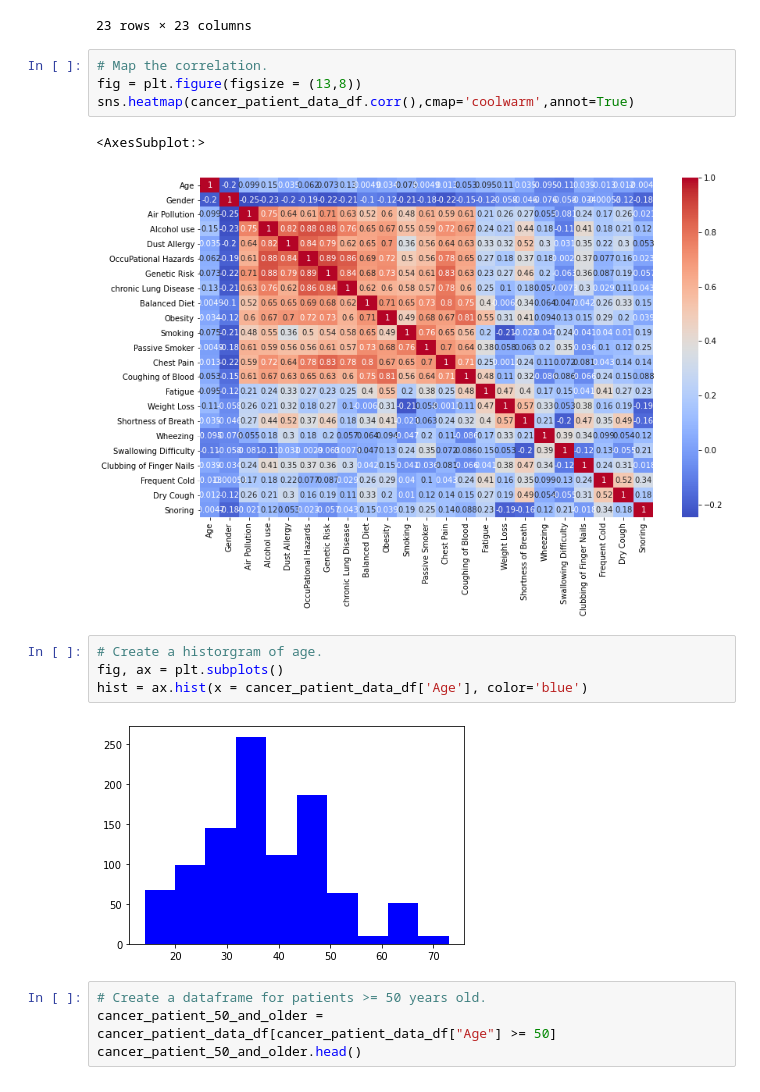
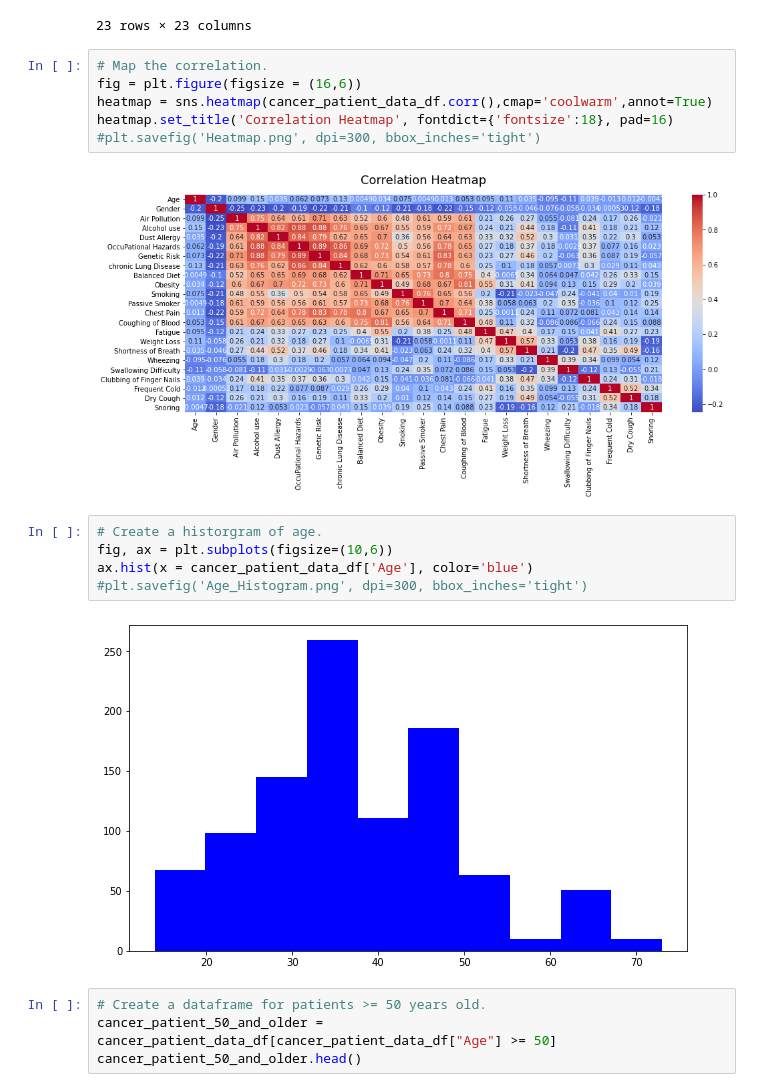
Before and after one commit to amarks5/Predicting-Lung-Cancer-Levels, a Jupyter notebook: Resources/cancer_patient_data_sets_review.ipynb, the cells around one changed output. Saved outputs shown, nothing was run; the diff lists cells and outputs as text.

Commit message:
Added code to save images

```diff
--- a/Resources/cancer_patient_data_sets_review.ipynb
+++ b/Resources/cancer_patient_data_sets_review.ipynb
@@ -215,17 +215,19 @@ cancer_patient_data_df.corr()
 23 rows × 23 columns
 # %%
 # Map the correlation.
-fig = plt.figure(figsize = (13,8))
-sns.heatmap(cancer_patient_data_df.corr(),cmap='coolwarm',annot=True)
+fig = plt.figure(figsize = (16,6))
+heatmap = sns.heatmap(cancer_patient_data_df.corr(),cmap='coolwarm',annot=True)
+heatmap.set_title('Correlation Heatmap', fontdict={'fontsize':18}, pad=16)
+#plt.savefig('Heatmap.png', dpi=300, bbox_inches='tight')
 # %% [output]
-<AxesSubplot:>
-[figure, old version]
+[figure, new version]
 # %%
 # Create a historgram of age.
-fig, ax = plt.subplots()
-hist = ax.hist(x = cancer_patient_data_df['Age'], color='blue')
+fig, ax = plt.subplots(figsize=(10,6))
+ax.hist(x = cancer_patient_data_df['Age'], color='blue')
+#plt.savefig('Age_Histogram.png', dpi=300, bbox_inches='tight')
 # %% [output]
-[figure, old version]
+[figure, new version]
 # %%
 # Create a dataframe for patients >= 50 years old.
 cancer_patient_50_and_older = cancer_patient_data_df[cancer_patient_data_df["Age"] >= 50]
```
Also changed, not shown: parts of 2 cells of this notebook.
